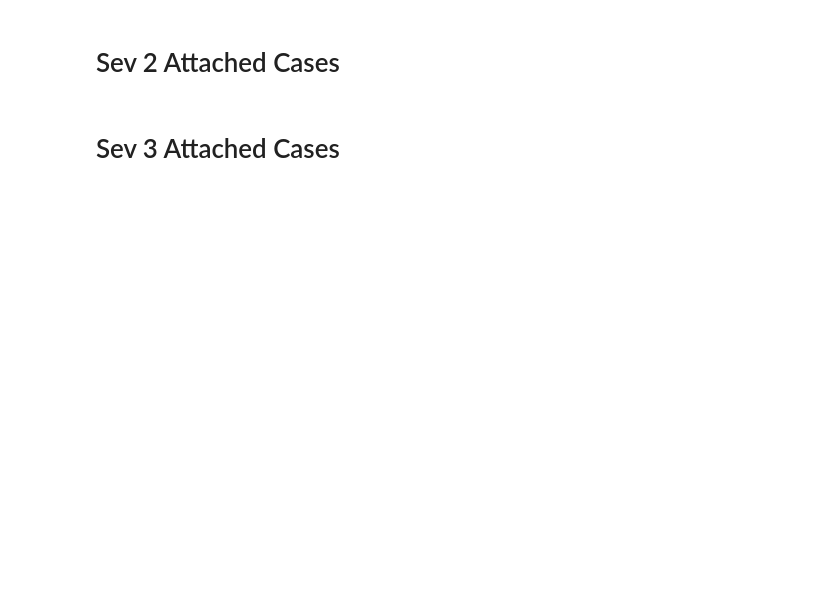
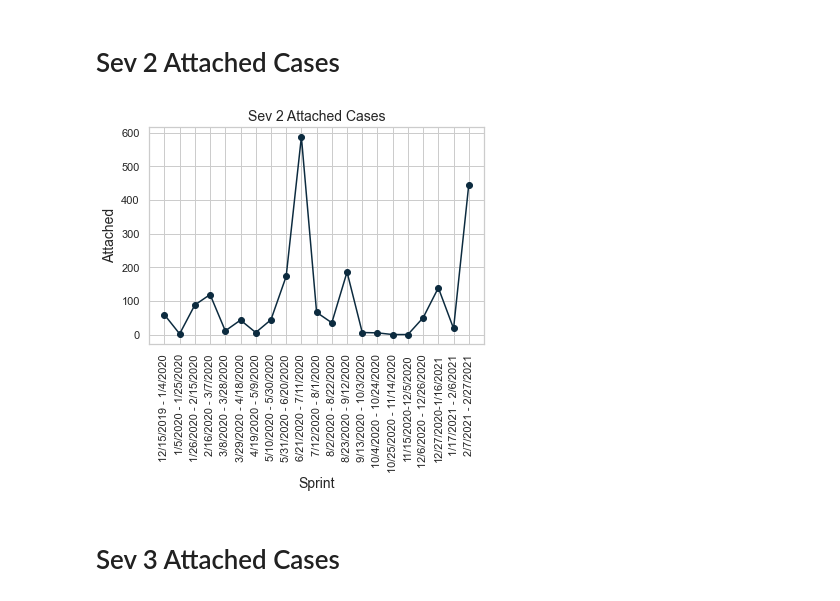
Before and after one commit to Jessica-Thomas/MonthlyRootCause, a Jupyter notebook: MRC.ipynb, the cells around one changed output. Drawn from its saved outputs; the diff is of its cells as text; code cells hidden in the pictures; blank space fills up the shorter version.

```diff
--- a/MRC.ipynb
+++ b/MRC.ipynb
@@ -25,13 +64,16 @@ plt.show()
 # %% [markdown]
 # Sev 2 Attached Cases
 # %%
+plt.figure(figsize=(8, 4))
 plt.plot(df1['Sev Sprint'], df1['Sev 2 Attached'], color='#0c2b3f', marker='o')
 plt.title('Sev 2 Attached Cases', fontsize=14)
 plt.ylabel('Attached', fontsize=14)
 plt.xlabel('Sprint', fontsize=14)
 plt.xticks(rotation=90)
 plt.grid(True)
 plt.show()
+# %% [output]
+[figure, added]
 # %% [markdown]
 # Sev 3 Attached Cases
 # %%
```
Also changed, not shown: parts of 18 cells of this notebook.
